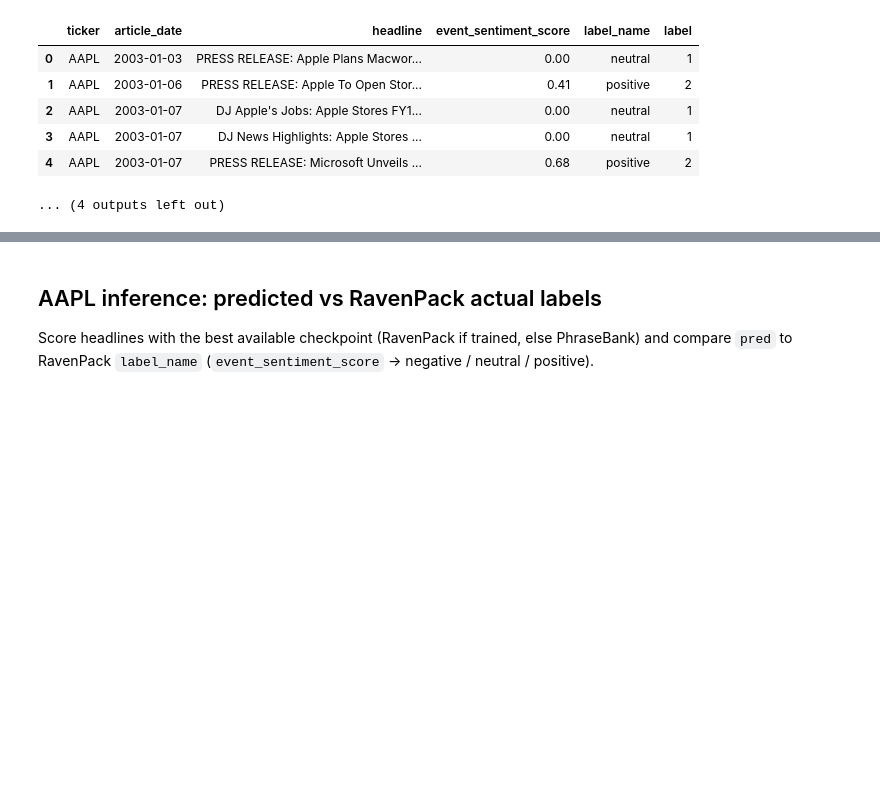
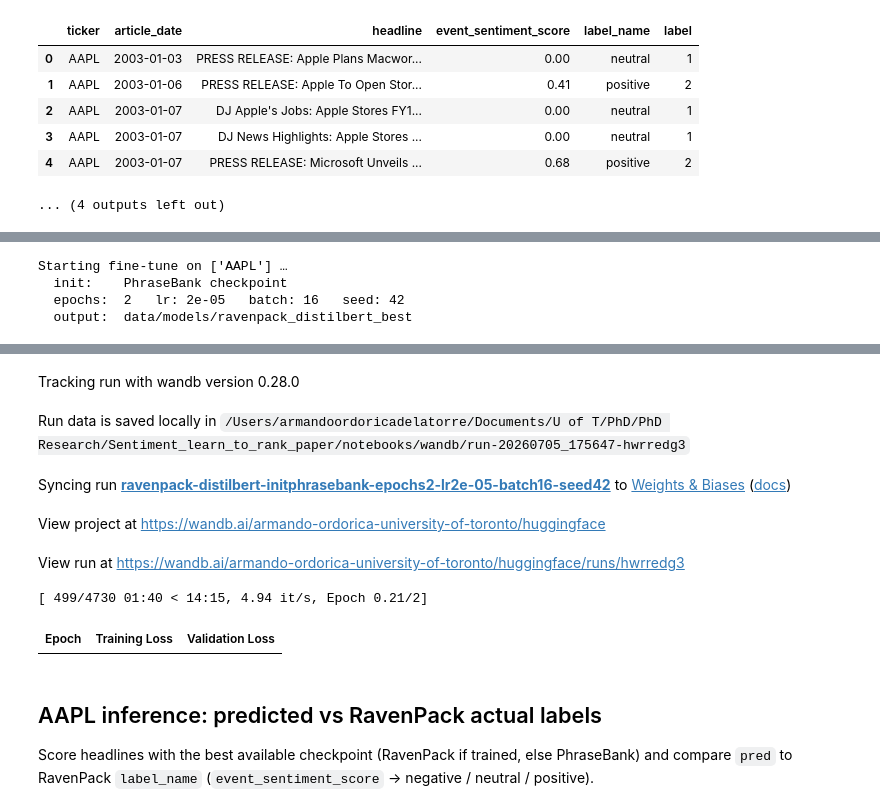
Before and after one commit to armandordorica/sentiment_learn_to_rank_paper, a Jupyter notebook: notebooks/finetune_on_ravenpack.ipynb, the cells around one changed output, grey strips where cells are left out. Cells and saved outputs as stored; diff of their text form; code cells hidden in the pictures; blank space fills up the shorter version.

```diff
--- a/notebooks/finetune_on_ravenpack.ipynb
+++ b/notebooks/finetune_on_ravenpack.ipynb
@@ -358,0 +440,32 @@ Sample labeled rows:
+# %%
+# ── B. Training config (edit here to override defaults) ──────────────────────
+from sentiment_ltr.models.ravenpack_sentiment import train_ravenpack
+
+TRAIN_TICKERS          = [TICKER]   # extend to e.g. ["AAPL", "MSFT"] for multi-ticker
+TRAIN_EPOCHS           = 2          # 2 = safe first run; 3 risks overfit on ~38k rows
+TRAIN_LR               = 2e-5       # conservative for warm-start from PhraseBank
+TRAIN_BATCH_SIZE       = 16         # matches PhraseBank setup
+TRAIN_SEED             = 42
+TRAIN_FROM_PHRASEBANK  = True       # False → init from distilbert-base-uncased
+
+# ── B. Run fine-tuning ────────────────────────────────────────────────────────
+print(f"Starting fine-tune on {TRAIN_TICKERS} …")
+print(f"  init:    {'PhraseBank checkpoint' if TRAIN_FROM_PHRASEBANK else MODEL_NAME}")
+print(f"  epochs:  {TRAIN_EPOCHS}   lr: {TRAIN_LR:g}   batch: {TRAIN_BATCH_SIZE}   seed: {TRAIN_SEED}")
+print(f"  output:  {DEFAULT_RAVENPACK_MODEL_DIR.relative_to(PROJECT_ROOT)}\n")
+
+rp_train_metrics = train_ravenpack(
+    tickers=TRAIN_TICKERS,
+    init_from_phrasebank=TRAIN_FROM_PHRASEBANK,
+    num_train_epochs=TRAIN_EPOCHS,
+    learning_rate=TRAIN_LR,
+    per_device_train_batch_size=TRAIN_BATCH_SIZE,
+    seed=TRAIN_SEED,
+)
+
+print("\n✓ Training complete.")
+# %% [output]
+Starting fine-tune on ['AAPL'] …
+  init:    PhraseBank checkpoint
+  epochs:  2   lr: 2e-05   batch: 16   seed: 42
+  output:  data/models/ravenpack_distilbert_best
@@ -358,0 +473,7 @@ Sample labeled rows:
+Tracking run with wandb version 0.28.0
+Run data is saved locally in /Users/armandoordoricadelatorre/Documents/U of T/PhD/PhD Research/Sentiment_learn_to_rank_paper/notebooks/wandb/run-20260705_175647-hwrredg3
+Syncing run ravenpack-distilbert-initphrasebank-epochs2-lr2e-05-batch16-seed42 to Weights & Biases (docs)
+View project at https://wandb.ai/armando-ordorica-university-of-toronto/huggingface
+View run at https://wandb.ai/armando-ordorica-university-of-toronto/huggingface/runs/hwrredg3
+[ 499/4730 01:40 < 14:15, 4.94 it/s, Epoch 0.21/2]
+| Epoch | Training Loss | Validation Loss |
```
Also changed, not shown: parts of 12 cells of this notebook.
